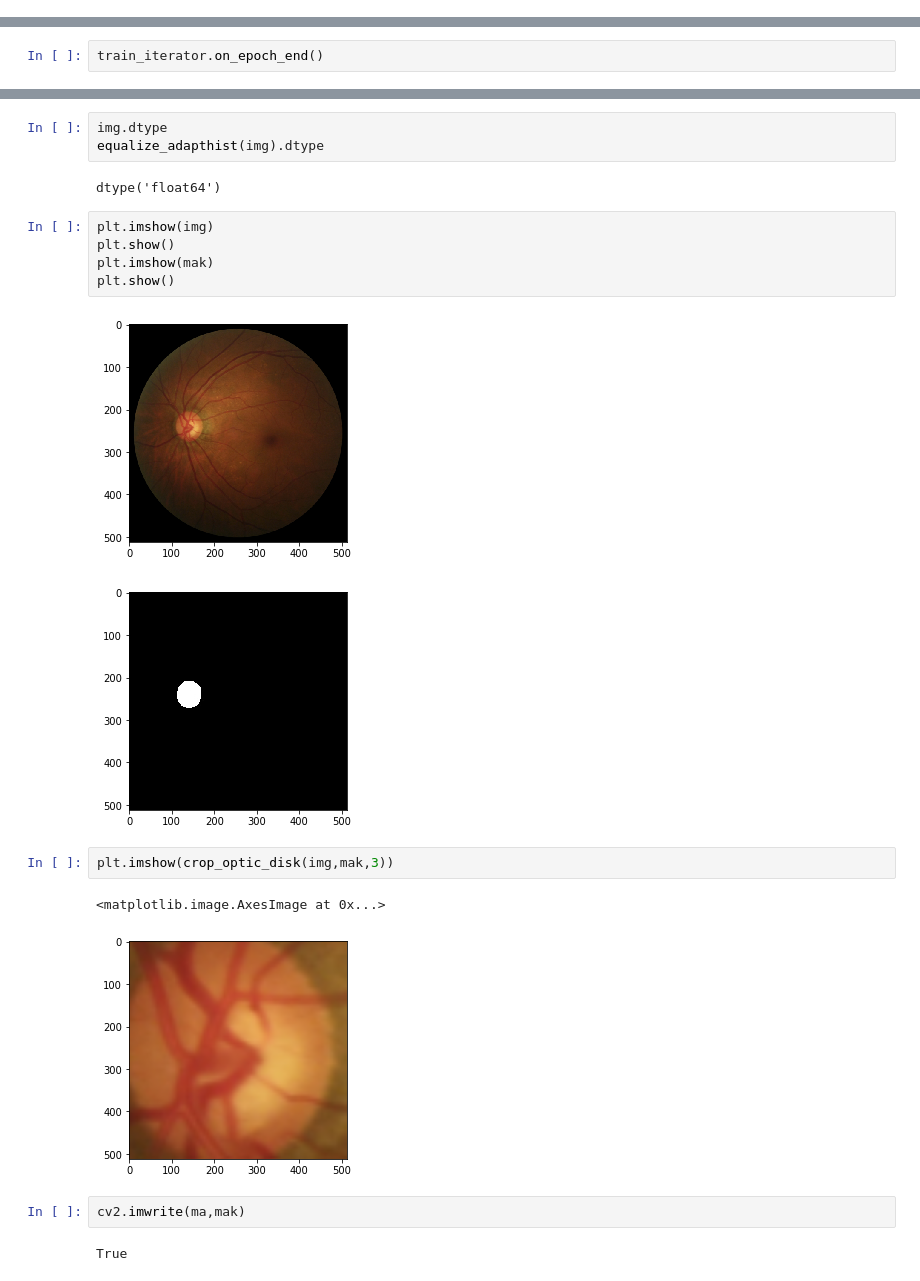
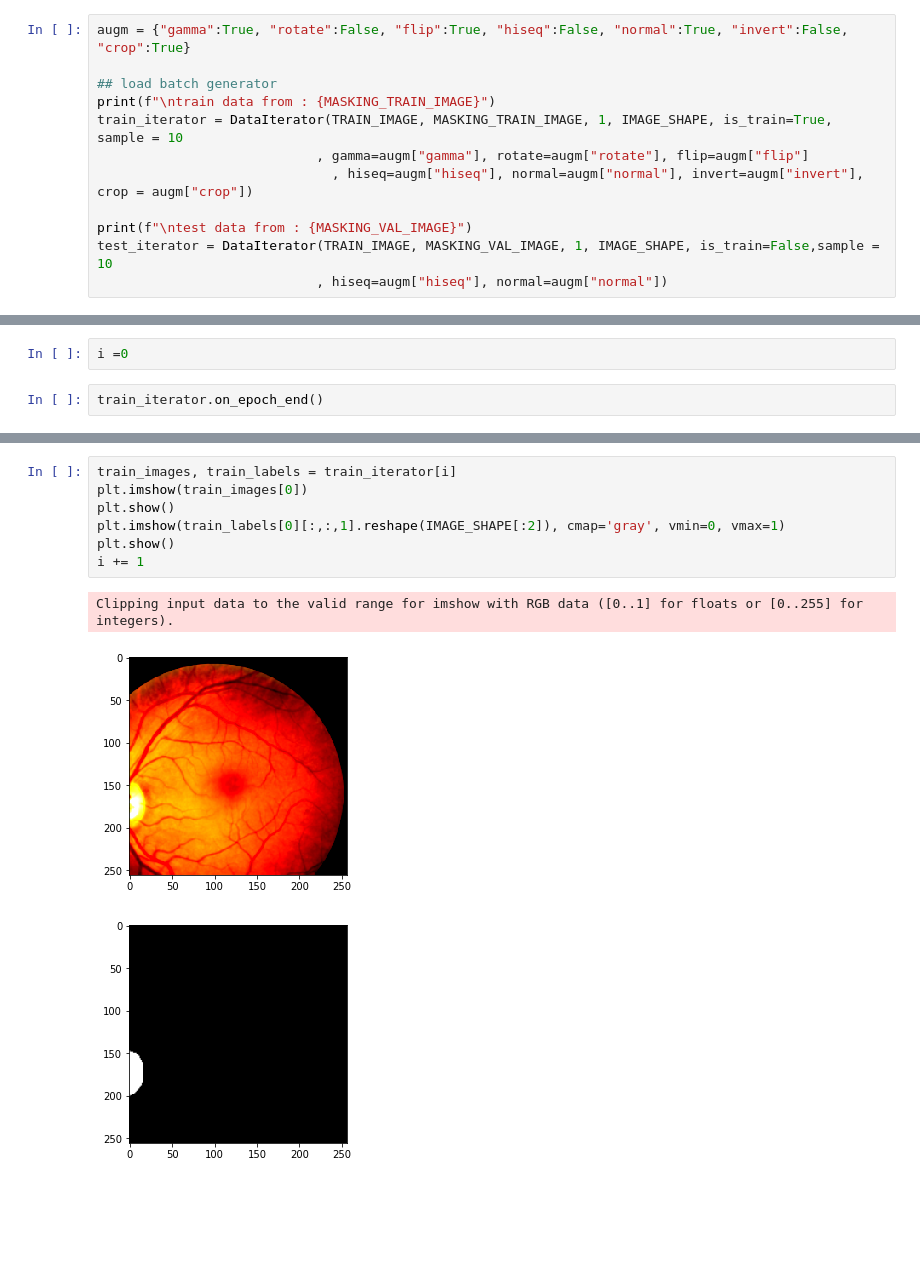
Before and after one commit to cksruf91/Glaucoma_master, a Jupyter notebook: etc.ipynb, the cells around one changed output, grey strips where cells are left out. Drawn from its saved outputs; the diff is of its cells as text; blank space fills up the shorter version.

```diff
--- a/etc.ipynb
+++ b/etc.ipynb
@@ -210,0 +159,12 @@ Clipping input data to the valid range for imshow with RGB data ([0..1] for floa
+# %%
+augm = {"gamma":True, "rotate":False, "flip":True, "hiseq":False, "normal":True, "invert":False, "crop":True}
+
+## load batch generator
+print(f"\ntrain data from : {MASKING_TRAIN_IMAGE}")
+train_iterator = DataIterator(TRAIN_IMAGE, MASKING_TRAIN_IMAGE, 1, IMAGE_SHAPE, is_train=True, sample = 10
+                            , gamma=augm["gamma"], rotate=augm["rotate"], flip=augm["flip"]
+                              , hiseq=augm["hiseq"], normal=augm["normal"], invert=augm["invert"], crop = augm["crop"])
+
+print(f"\ntest data from : {MASKING_VAL_IMAGE}")
+test_iterator = DataIterator(TRAIN_IMAGE, MASKING_VAL_IMAGE, 1, IMAGE_SHAPE, is_train=False,sample = 10
+                            , hiseq=augm["hiseq"], normal=augm["normal"])
@@ -211,2 +176,4 @@ Clipping input data to the valid range for imshow with RGB data ([0..1] for floa
+# %%
+i =0
 # %%
 train_iterator.on_epoch_end()
@@ -229,22 +180,11 @@ mak = image_loader(ma)
-# %%
-img.dtype
-equalize_adapthist(img).dtype
-# %% [output]
-dtype('float64')
-# %%
-plt.imshow(img)
-plt.show()
-plt.imshow(mak)
-plt.show()
-# %% [output]
-[figure, removed]
-[figure, removed]
-# %%
-plt.imshow(crop_optic_disk(img,mak,3))
-# %% [output]
-<matplotlib.image.AxesImage at 0x...>
-[figure, removed]
-# %%
-cv2.imwrite(ma,mak)
-# %% [output]
-True
+# %%
+train_images, train_labels = train_iterator[i]
+plt.imshow(train_images[0])
+plt.show()
+plt.imshow(train_labels[0][:,:,1].reshape(IMAGE_SHAPE[:2]), cmap='gray', vmin=0, vmax=1)
+plt.show()
+i += 1
+# %% [output]
+Clipping input data to the valid range for imshow with RGB data ([0..1] for floats or [0..255] for integers).
+[figure, added]
+[figure, added]
```
Also changed, not shown: parts of 26 cells of this notebook, 18 other files.
